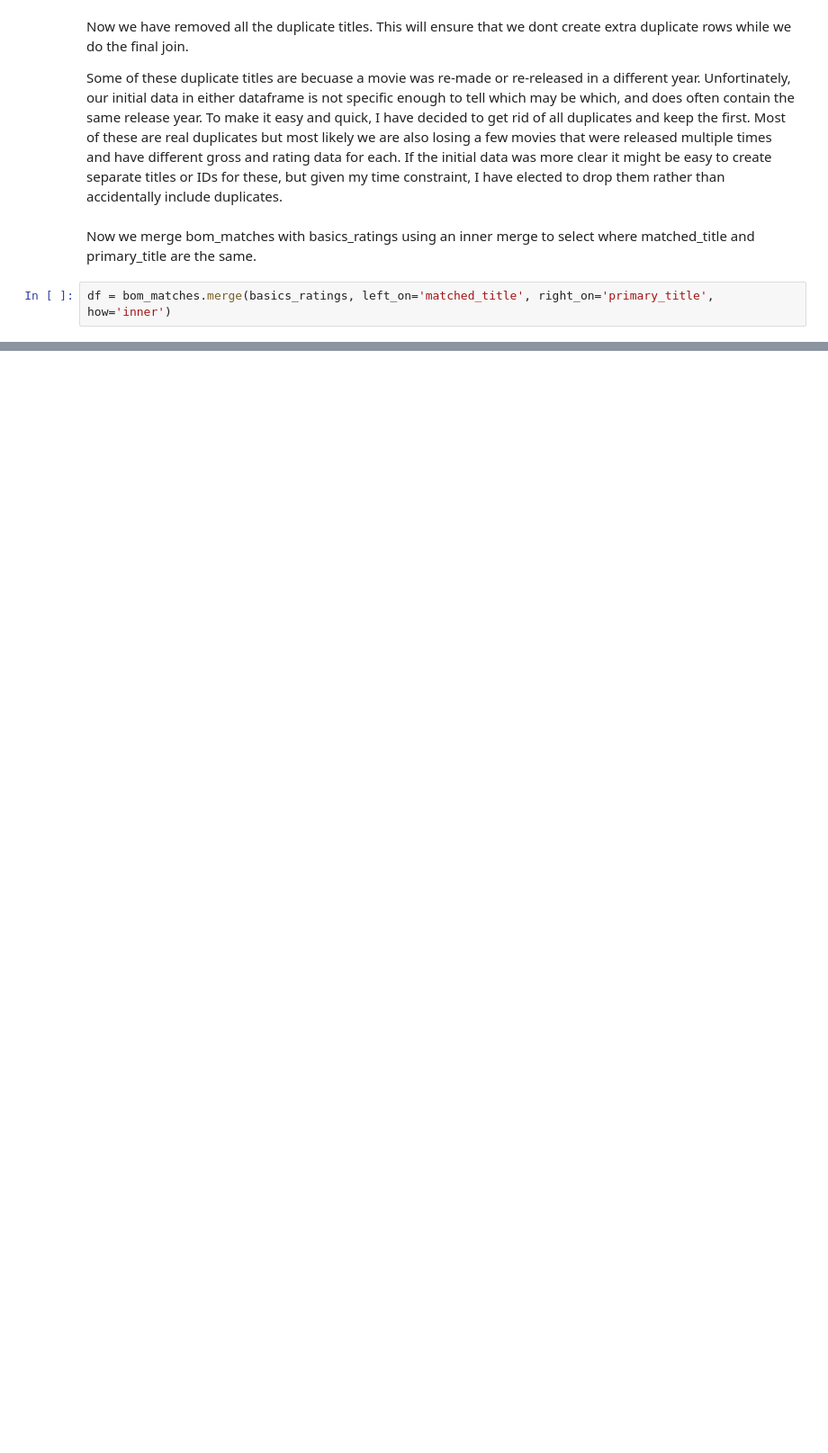
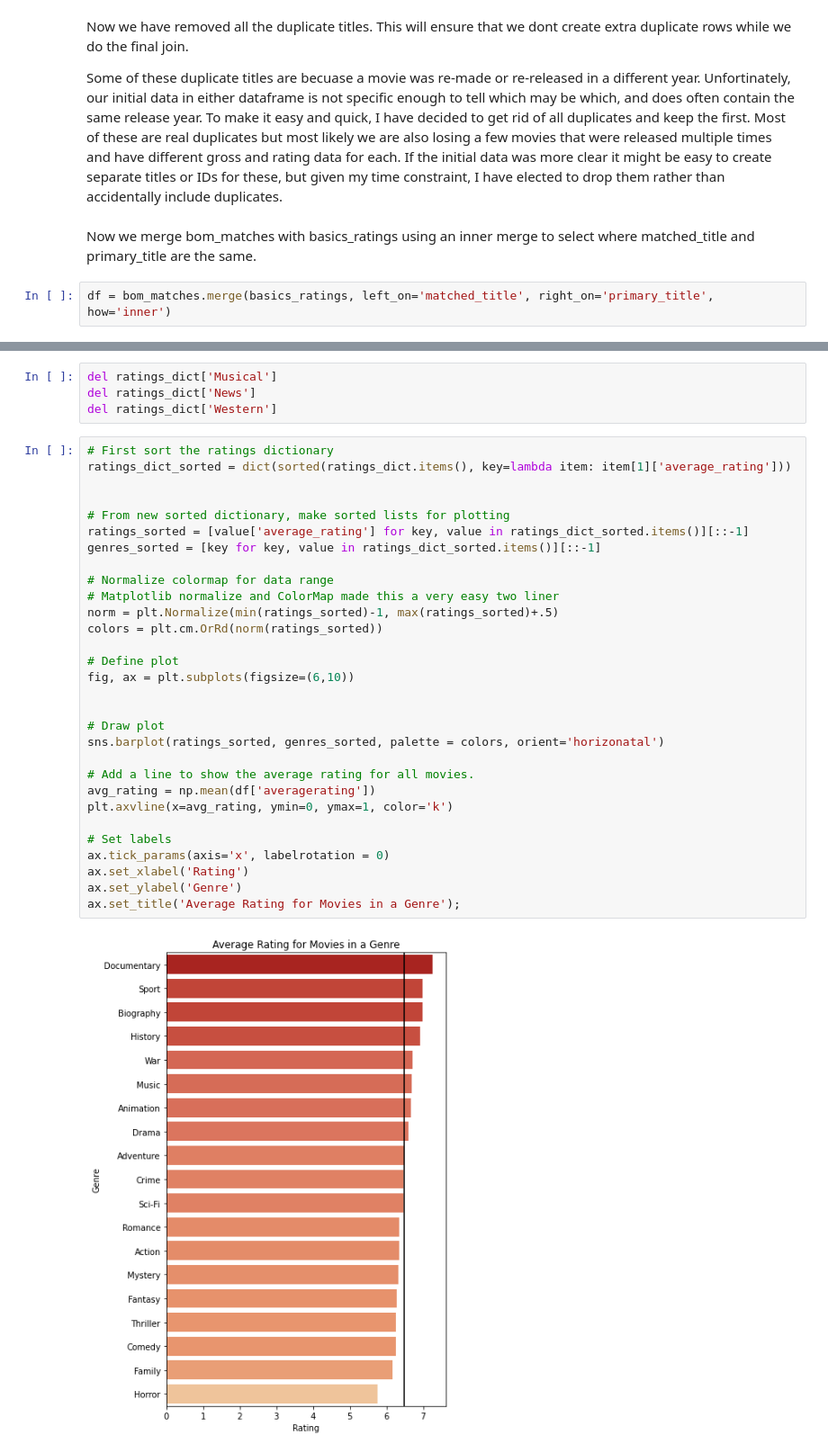
Before and after one commit to jonnyhof/phase1_project, a Jupyter notebook: movie_analysis.ipynb, the cells around one changed output, grey strips where cells are left out. Shown at 90% size. Saved outputs shown, nothing was run; the diff lists cells and outputs as text; blank space fills up the shorter version.

```diff
--- a/movie_analysis.ipynb
+++ b/movie_analysis.ipynb
@@ -358,0 +450,36 @@ Examing the length of the result to the original, we only lost 13 rows from bom_
+# %%
+del ratings_dict['Musical']
+del ratings_dict['News']
+del ratings_dict['Western']
+# %%
+# First sort the ratings dictionary
+ratings_dict_sorted = dict(sorted(ratings_dict.items(), key=lambda item: item[1]['average_rating']))
+
+
+# From new sorted dictionary, make sorted lists for plotting
+ratings_sorted = [value['average_rating'] for key, value in ratings_dict_sorted.items()][::-1]
+genres_sorted = [key for key, value in ratings_dict_sorted.items()][::-1]
+
+# Normalize colormap for data range
+# Matplotlib normalize and ColorMap made this a very easy two liner
+norm = plt.Normalize(min(ratings_sorted)-1, max(ratings_sorted)+.5)
+colors = plt.cm.OrRd(norm(ratings_sorted))
+
+# Define plot
+fig, ax = plt.subplots(figsize=(6,10))
+
+
+# Draw plot
+sns.barplot(ratings_sorted, genres_sorted, palette = colors, orient='horizonatal')
+
+# Add a line to show the average rating for all movies.
+avg_rating = np.mean(df['averagerating'])
+plt.axvline(x=avg_rating, ymin=0, ymax=1, color='k')
+
+# Set labels
+ax.tick_params(axis='x', labelrotation = 0)
+ax.set_xlabel('Rating')
+ax.set_ylabel('Genre')
+ax.set_title('Average Rating for Movies in a Genre');
+# %% [output]
+[figure, added]
```
Also changed, not shown: parts of 17 cells of this notebook.
